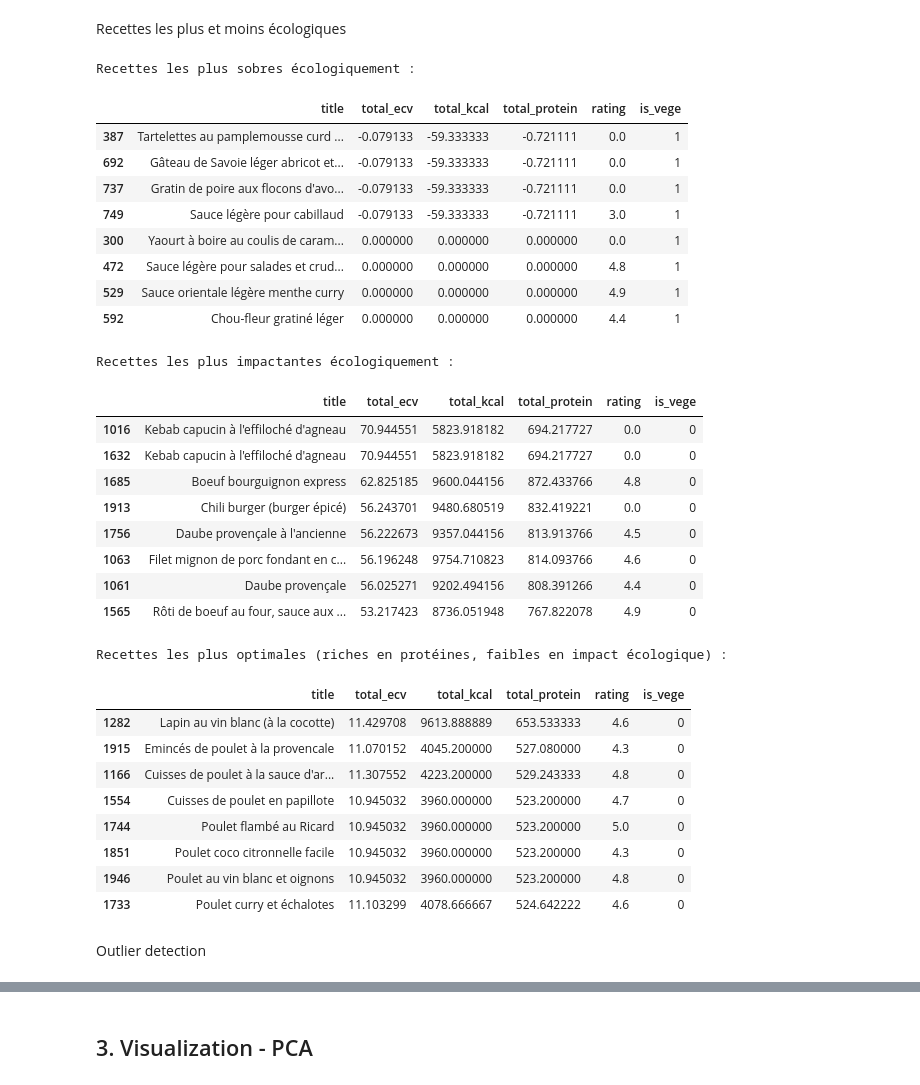
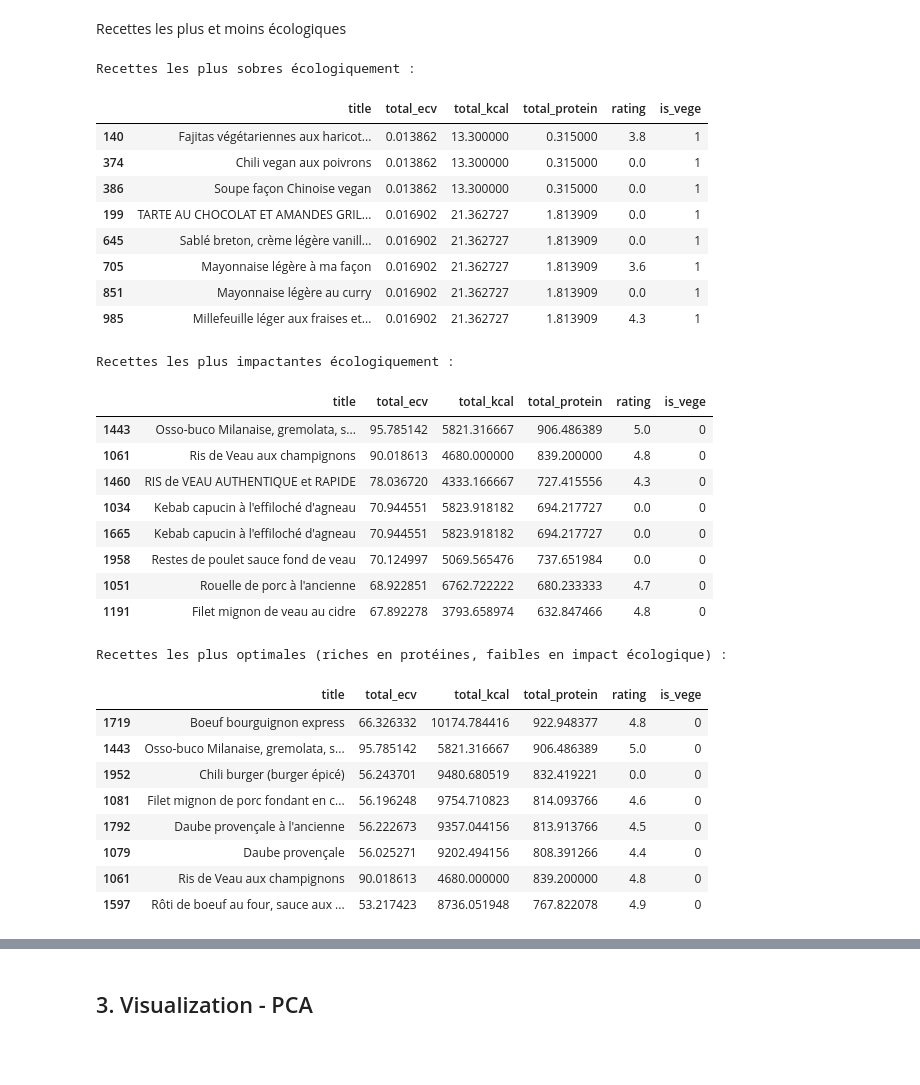
Before and after one commit to SitaraLiang/dalas-eco-recipes, a Jupyter notebook: notebooks/preprocessing.ipynb, the cells around one changed output, grey strips where cells are left out. Drawn from its saved outputs; the diff is of its cells as text; code cells hidden in the pictures; blank space fills up the shorter version.

Commit message:
updated the preprocessing on the latest data and added outlier detection and biases

```diff
--- a/notebooks/preprocessing.ipynb
+++ b/notebooks/preprocessing.ipynb
@@ -217,44 +232,42 @@ Recettes les plus et moins écologiques
 # %%
 print("Recettes les plus sobres écologiquement :")
 display(df.nsmallest(8, 'total_ecv')[['title', 'total_ecv', 'total_kcal', 'total_protein', 'rating', "is_vege"]])
 
 print("Recettes les plus impactantes écologiquement :")
 display(df.nlargest(8, 'total_ecv')[['title', 'total_ecv', 'total_kcal', 'total_protein', 'rating', "is_vege"]])
 
-df["score"] = df["total_protein_std"] - df["total_ecv_std"]
+df["score"] = df["total_protein"] - df["total_ecv"]
 top_recipes = df.nlargest(8, "score")[["title","total_ecv", 'total_kcal', "total_protein","rating", "is_vege"]]
 print("Recettes les plus optimales (riches en protéines, faibles en impact écologique) :")
 display(top_recipes)
 # %% [output]
 Recettes les plus sobres écologiquement :
 |  | title | total_ecv | total_kcal | total_protein | rating | is_vege |
-| 387 | Tartelettes au pamplemousse curd ... | -0.079133 | -59.333333 | -0.721111 | 0.0 | 1 |
-| 692 | Gâteau de Savoie léger abricot et... | -0.079133 | -59.333333 | -0.721111 | 0.0 | 1 |
-| 737 | Gratin de poire aux flocons d'avo... | -0.079133 | -59.333333 | -0.721111 | 0.0 | 1 |
-| 749 | Sauce légère pour cabillaud | -0.079133 | -59.333333 | -0.721111 | 3.0 | 1 |
-| 300 | Yaourt à boire au coulis de caram... | 0.000000 | 0.000000 | 0.000000 | 0.0 | 1 |
-| 472 | Sauce légère pour salades et crud... | 0.000000 | 0.000000 | 0.000000 | 4.8 | 1 |
-| 529 | Sauce orientale légère menthe curry | 0.000000 | 0.000000 | 0.000000 | 4.9 | 1 |
-| 592 | Chou-fleur gratiné léger | 0.000000 | 0.000000 | 0.000000 | 4.4 | 1 |
+| 140 | Fajitas végétariennes aux haricot... | 0.013862 | 13.300000 | 0.315000 | 3.8 | 1 |
+| 374 | Chili vegan aux poivrons | 0.013862 | 13.300000 | 0.315000 | 0.0 | 1 |
+| 386 | Soupe façon Chinoise vegan | 0.013862 | 13.300000 | 0.315000 | 0.0 | 1 |
+| 199 | TARTE AU CHOCOLAT ET AMANDES GRIL... | 0.016902 | 21.362727 | 1.813909 | 0.0 | 1 |
+| 645 | Sablé breton, crème légère vanill... | 0.016902 | 21.362727 | 1.813909 | 0.0 | 1 |
+| 705 | Mayonnaise légère à ma façon | 0.016902 | 21.362727 | 1.813909 | 3.6 | 1 |
+| 851 | Mayonnaise légère au curry | 0.016902 | 21.362727 | 1.813909 | 0.0 | 1 |
+| 985 | Millefeuille léger aux fraises et... | 0.016902 | 21.362727 | 1.813909 | 4.3 | 1 |
 Recettes les plus impactantes écologiquement :
 |  | title | total_ecv | total_kcal | total_protein | rating | is_vege |
-| 1016 | Kebab capucin à l'effiloché d'agneau | 70.944551 | 5823.918182 | 694.217727 | 0.0 | 0 |
-| 1632 | Kebab capucin à l'effiloché d'agneau | 70.944551 | 5823.918182 | 694.217727 | 0.0 | 0 |
-| 1685 | Boeuf bourguignon express | 62.825185 | 9600.044156 | 872.433766 | 4.8 | 0 |
-| 1913 | Chili burger (burger épicé) | 56.243701 | 9480.680519 | 832.419221 | 0.0 | 0 |
-| 1756 | Daube provençale à l'ancienne | 56.222673 | 9357.044156 | 813.913766 | 4.5 | 0 |
-| 1063 | Filet mignon de porc fondant en c... | 56.196248 | 9754.710823 | 814.093766 | 4.6 | 0 |
-| 1061 | Daube provençale | 56.025271 | 9202.494156 | 808.391266 | 4.4 | 0 |
-| 1565 | Rôti de boeuf au four, sauce aux ... | 53.217423 | 8736.051948 | 767.822078 | 4.9 | 0 |
+| 1443 | Osso-buco Milanaise, gremolata, s... | 95.785142 | 5821.316667 | 906.486389 | 5.0 | 0 |
+| 1061 | Ris de Veau aux champignons | 90.018613 | 4680.000000 | 839.200000 | 4.8 | 0 |
+| 1460 | RIS de VEAU AUTHENTIQUE et RAPIDE | 78.036720 | 4333.166667 | 727.415556 | 4.3 | 0 |
+| 1034 | Kebab capucin à l'effiloché d'agneau | 70.944551 | 5823.918182 | 694.217727 | 0.0 | 0 |
+| 1665 | Kebab capucin à l'effiloché d'agneau | 70.944551 | 5823.918182 | 694.217727 | 0.0 | 0 |
+| 1958 | Restes de poulet sauce fond de veau | 70.124997 | 5069.565476 | 737.651984 | 0.0 | 0 |
+| 1051 | Rouelle de porc à l'ancienne | 68.922851 | 6762.722222 | 680.233333 | 4.7 | 0 |
+| 1191 | Filet mignon de veau au cidre | 67.892278 | 3793.658974 | 632.847466 | 4.8 | 0 |
 Recettes les plus optimales (riches en protéines, faibles en impact écologique) :
 |  | title | total_ecv | total_kcal | total_protein | rating | is_vege |
-| 1282 | Lapin au vin blanc (à la cocotte) | 11.429708 | 9613.888889 | 653.533333 | 4.6 | 0 |
-| 1915 | Emincés de poulet à la provencale | 11.070152 | 4045.200000 | 527.080000 | 4.3 | 0 |
-| 1166 | Cuisses de poulet à la sauce d'ar... | 11.307552 | 4223.200000 | 529.243333 | 4.8 | 0 |
-| 1554 | Cuisses de poulet en papillote | 10.945032 | 3960.000000 | 523.200000 | 4.7 | 0 |
-| 1744 | Poulet flambé au Ricard | 10.945032 | 3960.000000 | 523.200000 | 5.0 | 0 |
-| 1851 | Poulet coco citronnelle facile | 10.945032 | 3960.000000 | 523.200000 | 4.3 | 0 |
-| 1946 | Poulet au vin blanc et oignons | 10.945032 | 3960.000000 | 523.200000 | 4.8 | 0 |
-| 1733 | Poulet curry et échalotes | 11.103299 | 4078.666667 | 524.642222 | 4.6 | 0 |
+| 1719 | Boeuf bourguignon express | 66.326332 | 10174.784416 | 922.948377 | 4.8 | 0 |
+| 1443 | Osso-buco Milanaise, gremolata, s... | 95.785142 | 5821.316667 | 906.486389 | 5.0 | 0 |
+| 1952 | Chili burger (burger épicé) | 56.243701 | 9480.680519 | 832.419221 | 0.0 | 0 |
+| 1081 | Filet mignon de porc fondant en c... | 56.196248 | 9754.710823 | 814.093766 | 4.6 | 0 |
+| 1792 | Daube provençale à l'ancienne | 56.222673 | 9357.044156 | 813.913766 | 4.5 | 0 |
+| 1079 | Daube provençale | 56.025271 | 9202.494156 | 808.391266 | 4.4 | 0 |
+| 1061 | Ris de Veau aux champignons | 90.018613 | 4680.000000 | 839.200000 | 4.8 | 0 |
+| 1597 | Rôti de boeuf au four, sauce aux ... | 53.217423 | 8736.051948 | 767.822078 | 4.9 | 0 |
-# %% [markdown]
-Outlier detection
```
Also changed, not shown: parts of 17 cells of this notebook.
